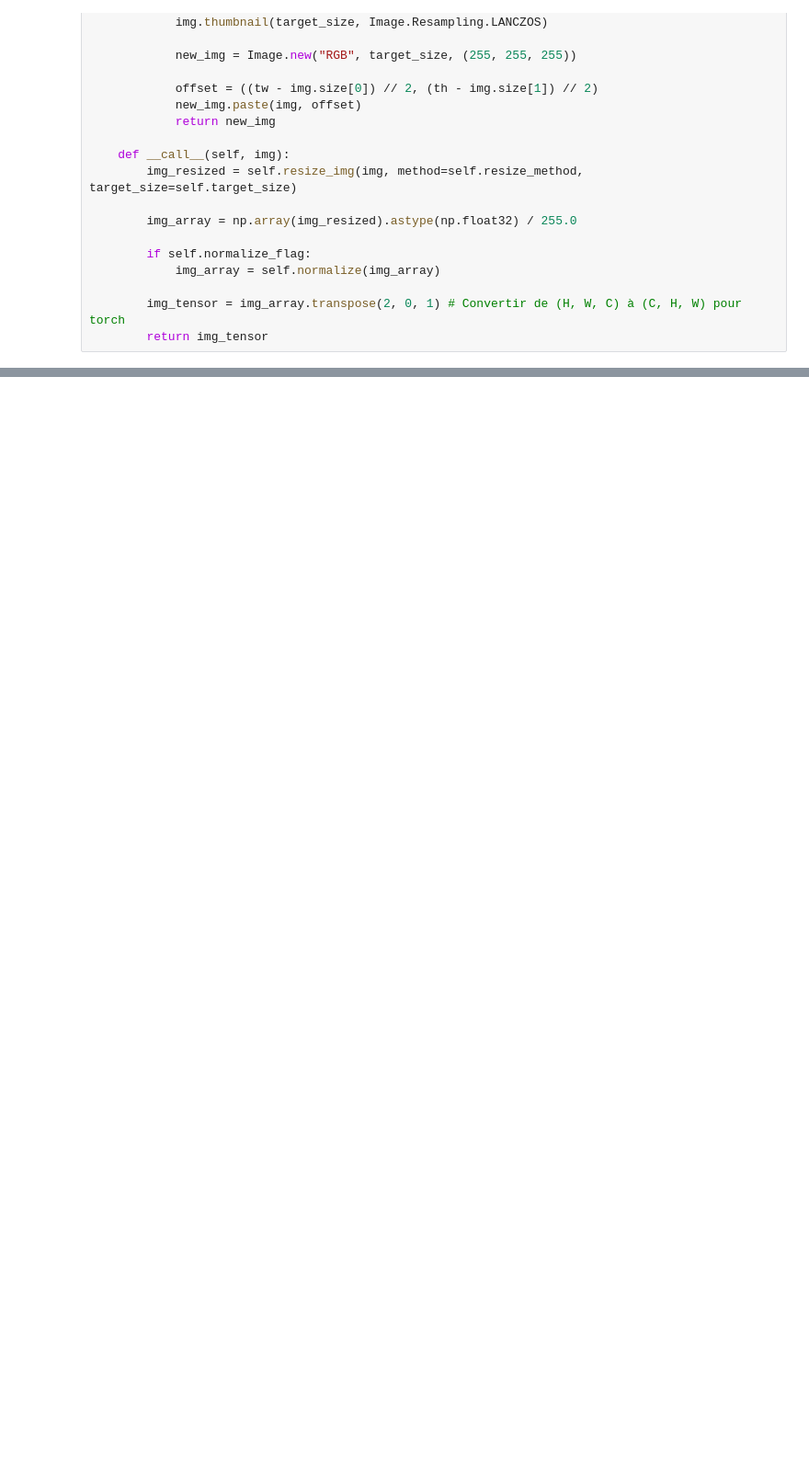
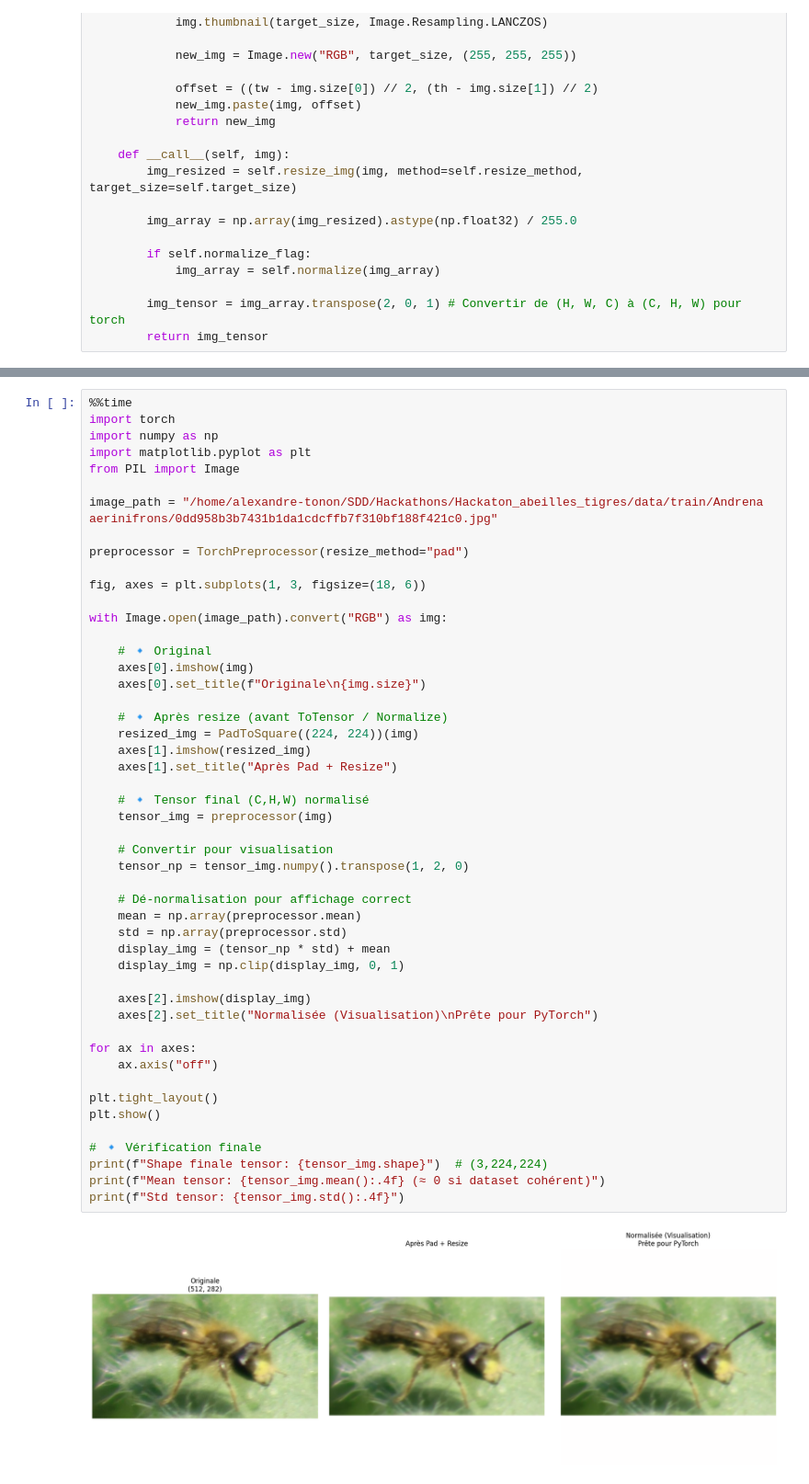
Before and after one commit to alextonon/Hackaton_abeilles_tigres, a Jupyter notebook: notebooks/preprocesing.ipynb, the cells around one changed output, grey strips where cells are left out. Shown at 92% size. Drawn from its saved outputs; the diff is of its cells as text; blank space fills up the shorter version.

Commit message:
correction du preprocesssing et ajout de la classe dataset

```diff
--- a/notebooks/preprocesing.ipynb
+++ b/notebooks/preprocesing.ipynb
@@ -145,0 +216,51 @@ Valeur moyenne après normalisation: 1.2657 (proche de 0)
+# %%
+%%time
+import torch
+import numpy as np
+import matplotlib.pyplot as plt
+from PIL import Image
+
+image_path = "/home/alexandre-tonon/SDD/Hackathons/Hackaton_abeilles_tigres/data/train/Andrena aerinifrons/0dd958b3b7431b1da1cdcffb7f310bf188f421c0.jpg"
+
+preprocessor = TorchPreprocessor(resize_method="pad")
+
+fig, axes = plt.subplots(1, 3, figsize=(18, 6))
+
+with Image.open(image_path).convert("RGB") as img:
+
+    # 🔹 Original
+    axes[0].imshow(img)
+    axes[0].set_title(f"Originale\n{img.size}")
+
+    # 🔹 Après resize (avant ToTensor / Normalize)
+    resized_img = PadToSquare((224, 224))(img)
+    axes[1].imshow(resized_img)
+    axes[1].set_title("Après Pad + Resize")
+
+    # 🔹 Tensor final (C,H,W) normalisé
+    tensor_img = preprocessor(img)
+
+    # Convertir pour visualisation
+    tensor_np = tensor_img.numpy().transpose(1, 2, 0)
+
+    # Dé-normalisation pour affichage correct
+    mean = np.array(preprocessor.mean)
+    std = np.array(preprocessor.std)
+    display_img = (tensor_np * std) + mean
+    display_img = np.clip(display_img, 0, 1)
+
+    axes[2].imshow(display_img)
+    axes[2].set_title("Normalisée (Visualisation)\nPrête pour PyTorch")
+
+for ax in axes:
+    ax.axis("off")
+
+plt.tight_layout()
+plt.show()
+
+# 🔹 Vérification finale
+print(f"Shape finale tensor: {tensor_img.shape}")  # (3,224,224)
+print(f"Mean tensor: {tensor_img.mean():.4f} (≈ 0 si dataset cohérent)")
+print(f"Std tensor: {tensor_img.std():.4f}")
+# %% [output]
+[figure, added]
```
Also changed, not shown: parts of 5 cells of this notebook, 3 other files.
